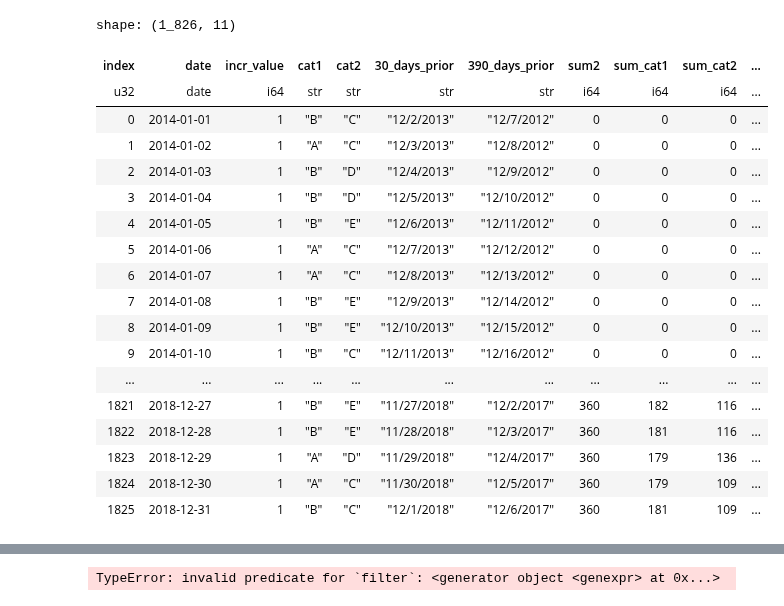
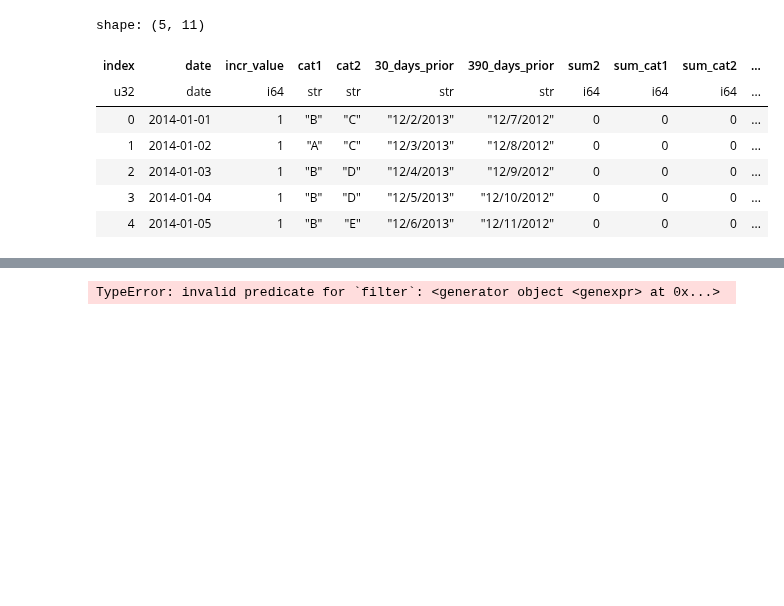
Before and after one commit to predictables/predictables, a Jupyter notebook: dev_univariate.ipynb, the cells around one changed output, grey strips where cells are left out. Cells and saved outputs as stored; diff of their text form; code cells hidden in the pictures; blank space fills up the shorter version.

```diff
--- a/dev_univariate.ipynb
+++ b/dev_univariate.ipynb
@@ -84,38 +84,27 @@
 # %%
 import polars as pl
 from predictables.encoding import DynamicRollingSum, DynamicRollingMean
 
 df = (
     pl.scan_csv(
         "/home/aweaver/work/predictables/predictables/encoding/tests/rolling_date_example.csv"
     )
     .with_columns([pl.col("date").str.to_date("%m/%d/%Y").alias("date")])
     .drop(
         ["month_prior", "year_prior", "rolling_sum", "60_days_prior", "360_days_prior"]
     )
     .with_row_index()
 )
 
-df.collect()
+df.head().collect()
 # %% [output]
-shape: (1_826, 11)
+shape: (5, 11)
 | index | date | incr_value | cat1 | cat2 | 30_days_prior | 390_days_prior | sum2 | sum_cat1 | sum_cat2 | ... |
 | u32 | date | i64 | str | str | str | str | i64 | i64 | i64 | ... |
 | 0 | 2014-01-01 | 1 | "B" | "C" | "12/2/2013" | "12/7/2012" | 0 | 0 | 0 | ... |
 | 1 | 2014-01-02 | 1 | "A" | "C" | "12/3/2013" | "12/8/2012" | 0 | 0 | 0 | ... |
 | 2 | 2014-01-03 | 1 | "B" | "D" | "12/4/2013" | "12/9/2012" | 0 | 0 | 0 | ... |
 | 3 | 2014-01-04 | 1 | "B" | "D" | "12/5/2013" | "12/10/2012" | 0 | 0 | 0 | ... |
 | 4 | 2014-01-05 | 1 | "B" | "E" | "12/6/2013" | "12/11/2012" | 0 | 0 | 0 | ... |
-| 5 | 2014-01-06 | 1 | "A" | "C" | "12/7/2013" | "12/12/2012" | 0 | 0 | 0 | ... |
-| 6 | 2014-01-07 | 1 | "A" | "C" | "12/8/2013" | "12/13/2012" | 0 | 0 | 0 | ... |
-| 7 | 2014-01-08 | 1 | "B" | "E" | "12/9/2013" | "12/14/2012" | 0 | 0 | 0 | ... |
-| 8 | 2014-01-09 | 1 | "B" | "E" | "12/10/2013" | "12/15/2012" | 0 | 0 | 0 | ... |
-| 9 | 2014-01-10 | 1 | "B" | "C" | "12/11/2013" | "12/16/2012" | 0 | 0 | 0 | ... |
-| ... | ... | ... | ... | ... | ... | ... | ... | ... | ... | ... |
-| 1821 | 2018-12-27 | 1 | "B" | "E" | "11/27/2018" | "12/2/2017" | 360 | 182 | 116 | ... |
-| 1822 | 2018-12-28 | 1 | "B" | "E" | "11/28/2018" | "12/3/2017" | 360 | 181 | 116 | ... |
-| 1823 | 2018-12-29 | 1 | "A" | "D" | "11/29/2018" | "12/4/2017" | 360 | 179 | 136 | ... |
-| 1824 | 2018-12-30 | 1 | "A" | "C" | "11/30/2018" | "12/5/2017" | 360 | 179 | 109 | ... |
-| 1825 | 2018-12-31 | 1 | "B" | "C" | "12/1/2018" | "12/6/2017" | 360 | 181 | 109 | ... |
 # %%
 lf = (
```
Also changed, not shown: parts of 1 cell of this notebook, 2 other files.
